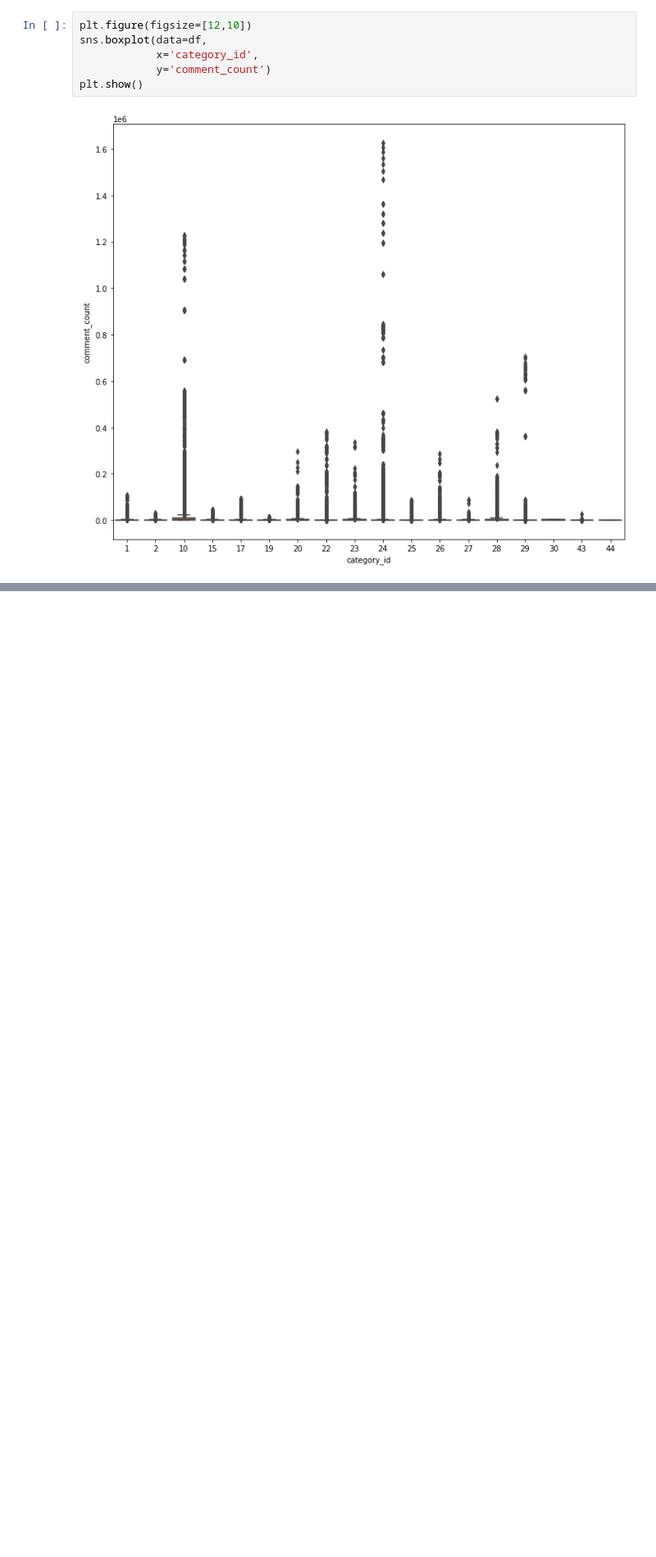
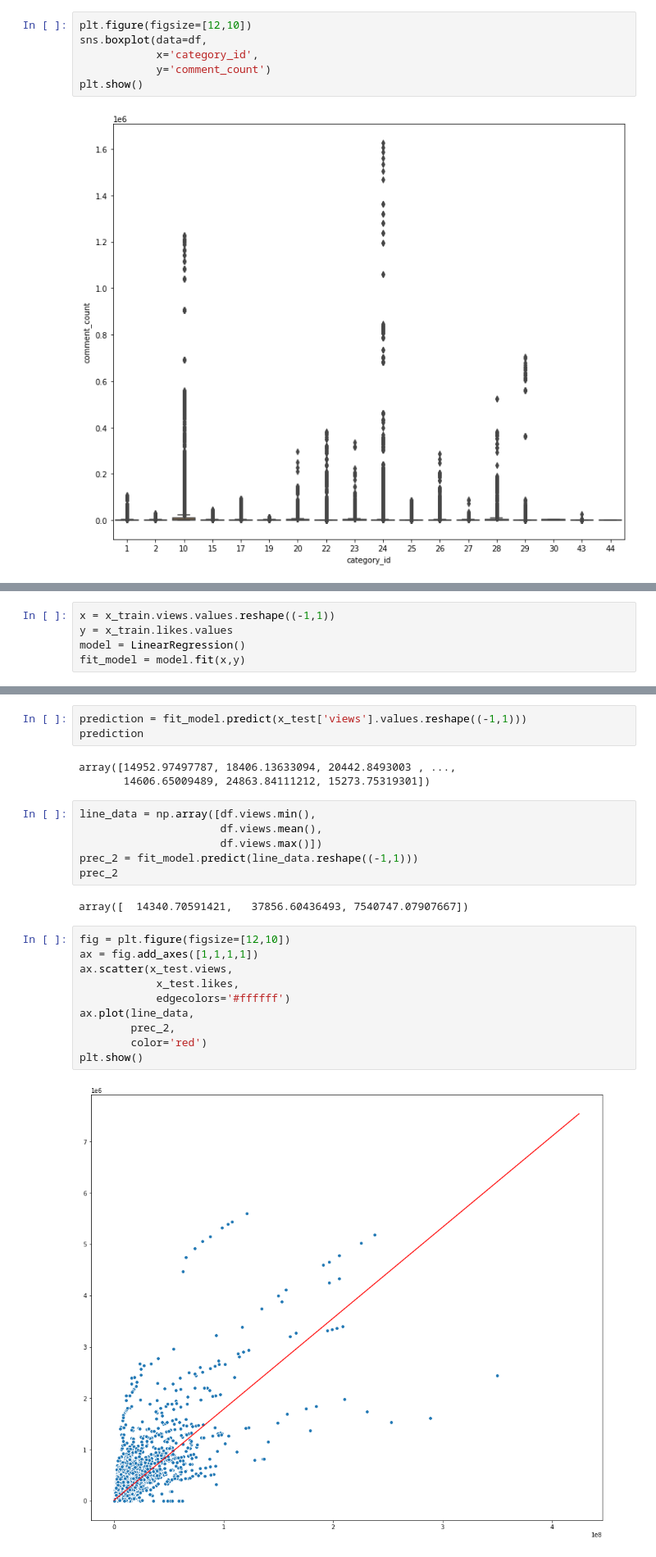
Before and after one commit to ashen007/youtube_trending, a Jupyter notebook: trending.ipynb, the cells around one changed output, grey strips where cells are left out. Shown: that part at 82% size. Cells and saved outputs as stored; diff of their text form; blank space fills up the shorter version.

```diff
--- a/trending.ipynb
+++ b/trending.ipynb
@@ -497,0 +528,5 @@ plt.show()
+# %%
+x = x_train.views.values.reshape((-1,1))
+y = x_train.likes.values
+model = LinearRegression()
+fit_model = model.fit(x,y)
@@ -497,0 +537,26 @@ plt.show()
+# %%
+prediction = fit_model.predict(x_test['views'].values.reshape((-1,1)))
+prediction
+# %% [output]
+array([14952.97497787, 18406.13633094, 20442.8493003 , ...,
+       14606.65009489, 24863.84111212, 15273.75319301])
+# %%
+line_data = np.array([df.views.min(),
+                      df.views.mean(),
+                      df.views.max()])
+prec_2 = fit_model.predict(line_data.reshape((-1,1)))
+prec_2
+# %% [output]
+array([  14340.70591421,   37856.60436493, 7540747.07907667])
+# %%
+fig = plt.figure(figsize=[12,10])
+ax = fig.add_axes([1,1,1,1])
+ax.scatter(x_test.views,
+            x_test.likes,
+            edgecolors='#ffffff')
+ax.plot(line_data,
+        prec_2,
+        color='red')
+plt.show()
+# %% [output]
+[figure, added]
```
Also changed, not shown: parts of 5 cells of this notebook.
